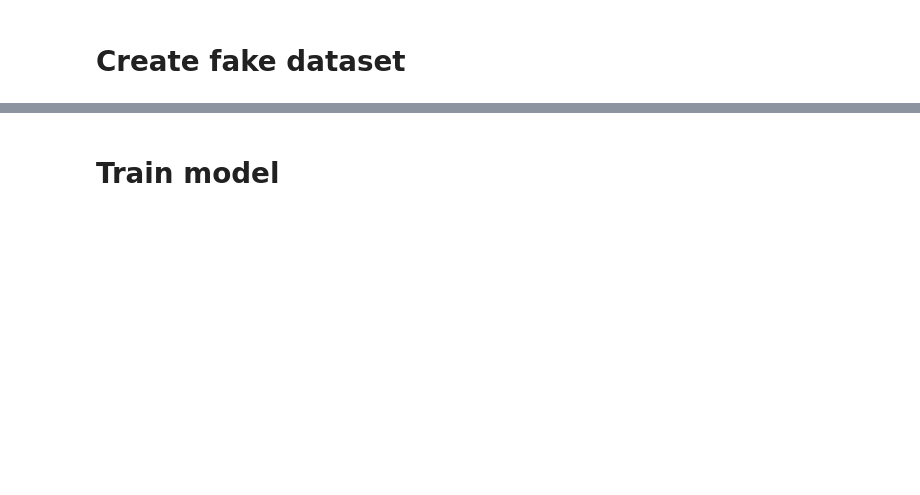
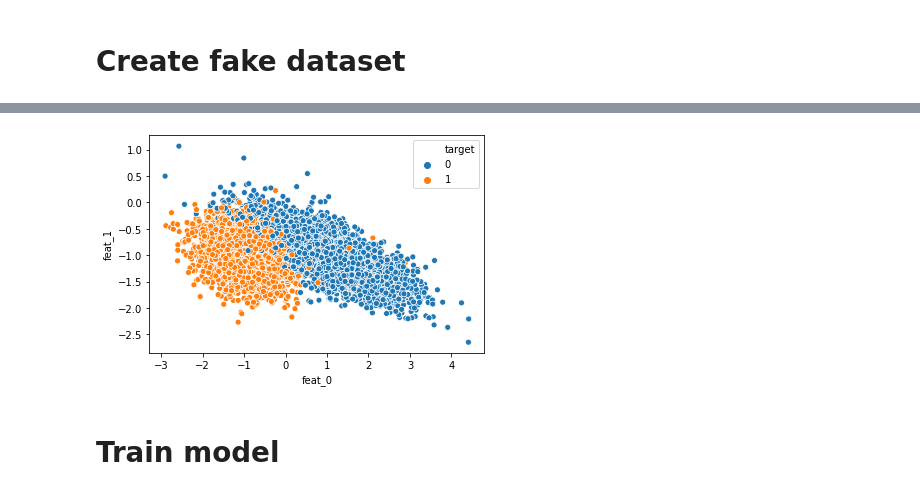
Before and after one commit to msank00/ml_algo_from_scratch, a Jupyter notebook: logistic_regression.ipynb, the cells around one changed output, grey strips where cells are left out. Saved outputs shown, nothing was run; the diff lists cells and outputs as text; code cells hidden in the pictures; blank space fills up the shorter version.

```diff
--- a/logistic_regression.ipynb
+++ b/logistic_regression.ipynb
@@ -205,0 +270,3 @@ w = np.random.rand(nf,1)
+# %%
+nr = 8000
+nf = 2
@@ -209,0 +287,4 @@ X.shape, y.shape, w.shape
+# %%
+df = pd.DataFrame(X, columns=["feat_0", "feat_1"])
+df["target"] = y
+df.head()
@@ -210,2 +300,6 @@ X.shape, y.shape, w.shape
+# %%
+sns.scatterplot(data=df, x="feat_0", y="feat_1", hue="target");
+# %% [output]
+[figure, added]
 # %% [markdown]
 # Train model
```
Also changed, not shown: parts of 36 cells of this notebook.
